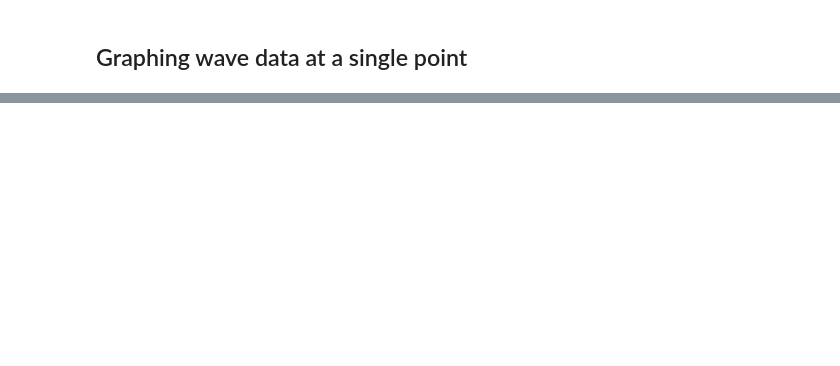
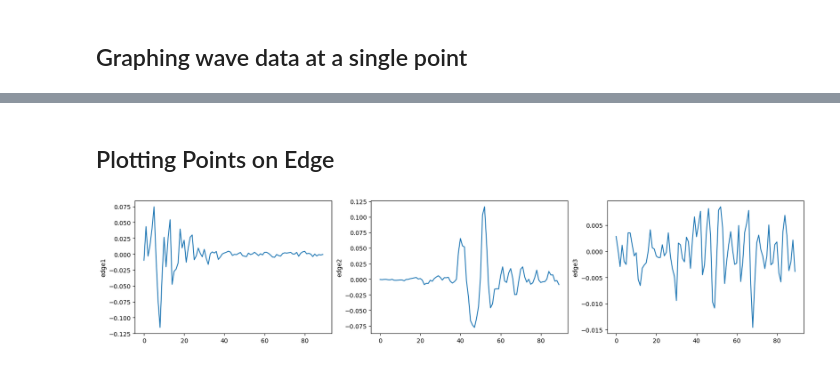
Before and after one commit to alexpopester/Shakeitoff, a Jupyter notebook: speed.ipynb, the cells around one changed output, grey strips where cells are left out. Cells and saved outputs as stored; diff of their text form; code cells hidden in the pictures; blank space fills up the shorter version.

```diff
--- a/speed.ipynb
+++ b/speed.ipynb
@@ -143,0 +217,11 @@ df
+# %% [markdown]
+## Plotting Points on Edge
+# %%
+fig, ax =plt.subplots(1,3, figsize=(20,4))
+sns.lineplot(df.edge1, ax=ax[0])
+sns.lineplot(df.edge2, ax=ax[1])
+sns.lineplot(df.edge3, ax=ax[2])
+
+plt.show()
+# %% [output]
+[figure, added]
```
Also changed, not shown: parts of 12 cells of this notebook.
